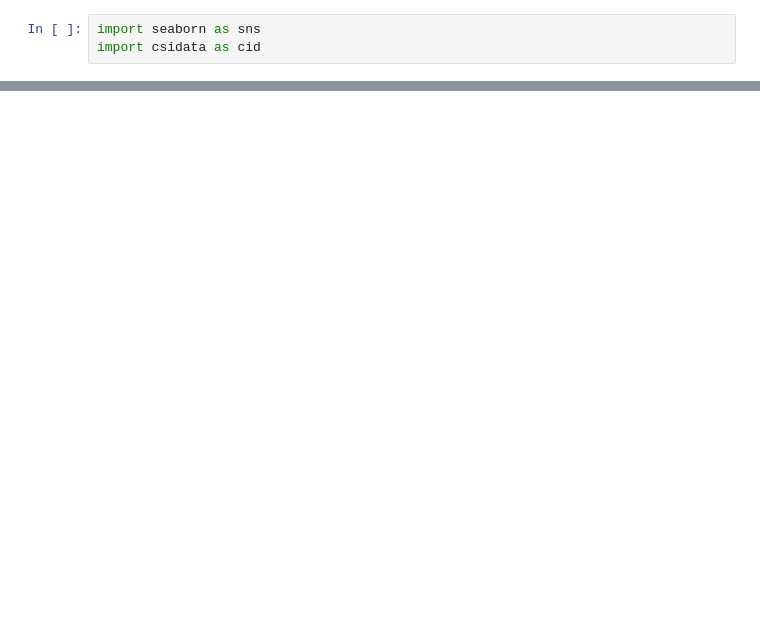
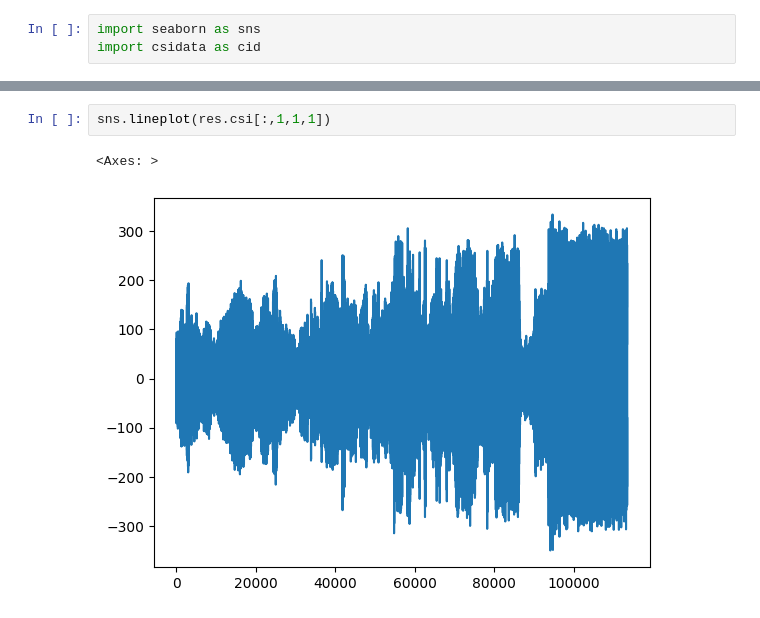
Before and after one commit to FelixDobler/BachelorThesis-WiFi-Sensing-Segmentation, a Jupyter notebook: plots/plotCsiTrace copy.ipynb, the cells around one changed output, grey strips where cells are left out. Saved outputs shown, nothing was run; the diff lists cells and outputs as text; blank space fills up the shorter version.

```diff
--- a/plots/plotCsiTrace copy.ipynb
+++ b/plots/plotCsiTrace copy.ipynb
@@ -36 +39,6 @@ res.csi.shape
+# %%
+sns.lineplot(res.csi[:,1,1,1])
+# %% [output]
+<Axes: >
+[figure, added]
 # %%
```
Also changed, not shown: parts of 9 cells of this notebook, 12 other files.
